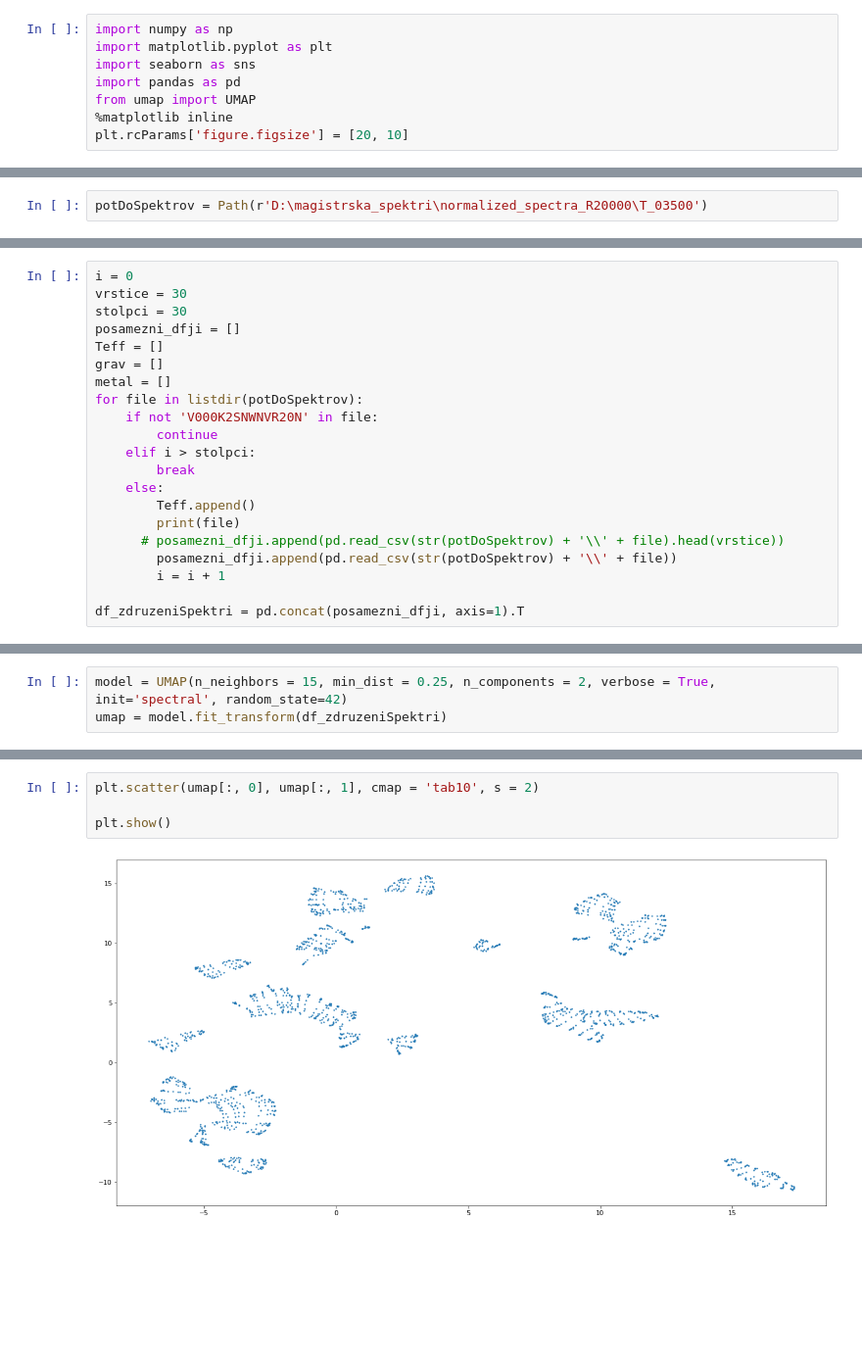
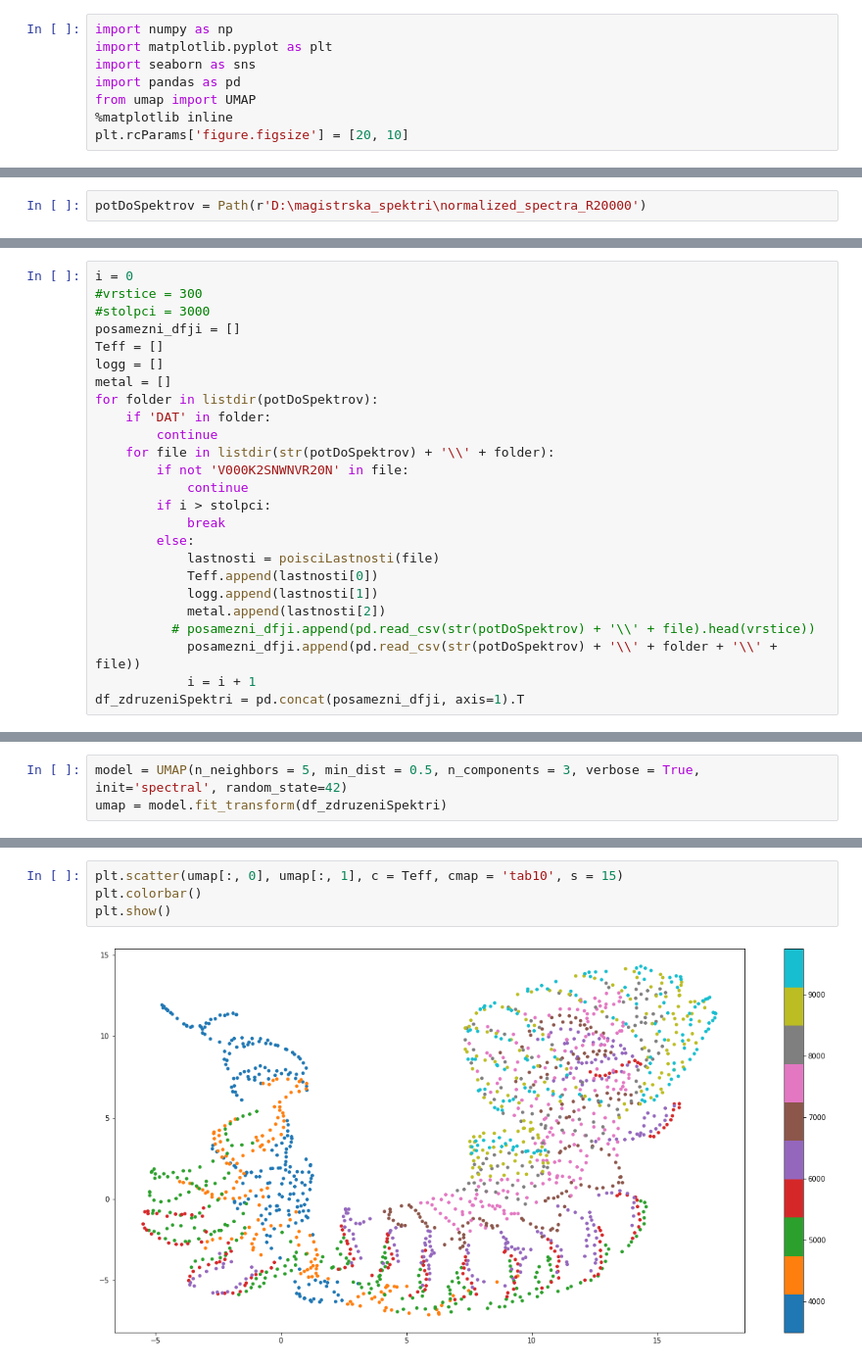
Before and after one commit to potohodnica/magistrska, a Jupyter notebook: prvi_poskus.ipynb, the cells around one changed output, grey strips where cells are left out. Shown at 98% size. Saved outputs shown, nothing was run; the diff lists cells and outputs as text; blank space fills up the shorter version.

Commit message:
dodani labeli, colormap in 3d plot

```diff
--- a/prvi_poskus.ipynb
+++ b/prvi_poskus.ipynb
@@ -12,4 +12,4 @@ from os.path import isfile, join
 from pathlib import Path
 from functools import reduce
 # %%
-potDoSpektrov = Path(r'D:\magistrska_spektri\normalized_spectra_R20000\T_03500')
+potDoSpektrov = Path(r'D:\magistrska_spektri\normalized_spectra_R20000')
@@ -18,21 +27,25 @@ def poisciLastnosti(imeDatoteke):
 # %%
 i = 0
-vrstice = 30
-stolpci = 30
+#vrstice = 300
+#stolpci = 3000
 posamezni_dfji = []
 Teff = []
-grav = []
+logg = []
 metal = []
-for file in listdir(potDoSpektrov):
-    if not 'V000K2SNWNVR20N' in file:
+for folder in listdir(potDoSpektrov):
+    if 'DAT' in folder:
         continue
-    elif i > stolpci:
-        break
-    else:
-        Teff.append()
-        print(file)
-      # posamezni_dfji.append(pd.read_csv(str(potDoSpektrov) + '\\' + file).head(vrstice))
-        posamezni_dfji.append(pd.read_csv(str(potDoSpektrov) + '\\' + file))
-        i = i + 1
-
+    for file in listdir(str(potDoSpektrov) + '\\' + folder):
+        if not 'V000K2SNWNVR20N' in file:
+            continue
+        if i > stolpci:
+            break
+        else:
+            lastnosti = poisciLastnosti(file)
+            Teff.append(lastnosti[0])
+            logg.append(lastnosti[1])
+            metal.append(lastnosti[2])
+          # posamezni_dfji.append(pd.read_csv(str(potDoSpektrov) + '\\' + file).head(vrstice))
+            posamezni_dfji.append(pd.read_csv(str(potDoSpektrov) + '\\' + folder + '\\' + file))
+            i = i + 1
 df_zdruzeniSpektri = pd.concat(posamezni_dfji, axis=1).T
@@ -57,4 +52,4 @@ T03500G20M15V000K2SNWNVR20N.ASC
 # %%
-model = UMAP(n_neighbors = 15, min_dist = 0.25, n_components = 2, verbose = True, init='spectral', random_state=42)
+model = UMAP(n_neighbors = 5, min_dist = 0.5, n_components = 3, verbose = True, init='spectral', random_state=42)
 umap = model.fit_transform(df_zdruzeniSpektri)
 # %% [output]
@@ -68,6 +63,6 @@ Sun Jan 15 23:25:37 2023 Finished embedding
 # %%
-plt.scatter(umap[:, 0], umap[:, 1], cmap = 'tab10', s = 2)
-
+plt.scatter(umap[:, 0], umap[:, 1], c = Teff, cmap = 'tab10', s = 15)
+plt.colorbar()
 plt.show()
 # %% [output]
-[figure, old version]
+[figure, new version]
```
Also changed, not shown: parts of 6 cells of this notebook.
